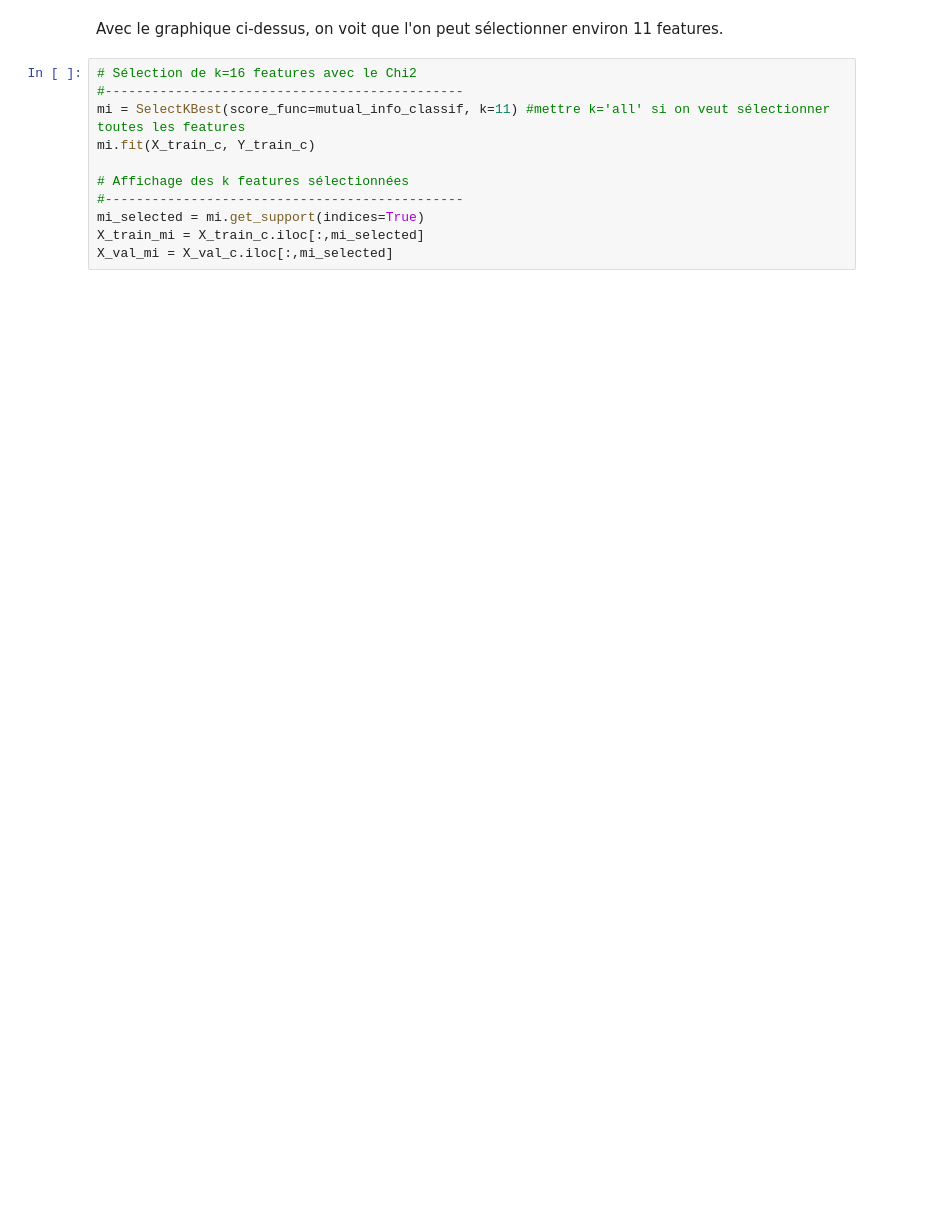
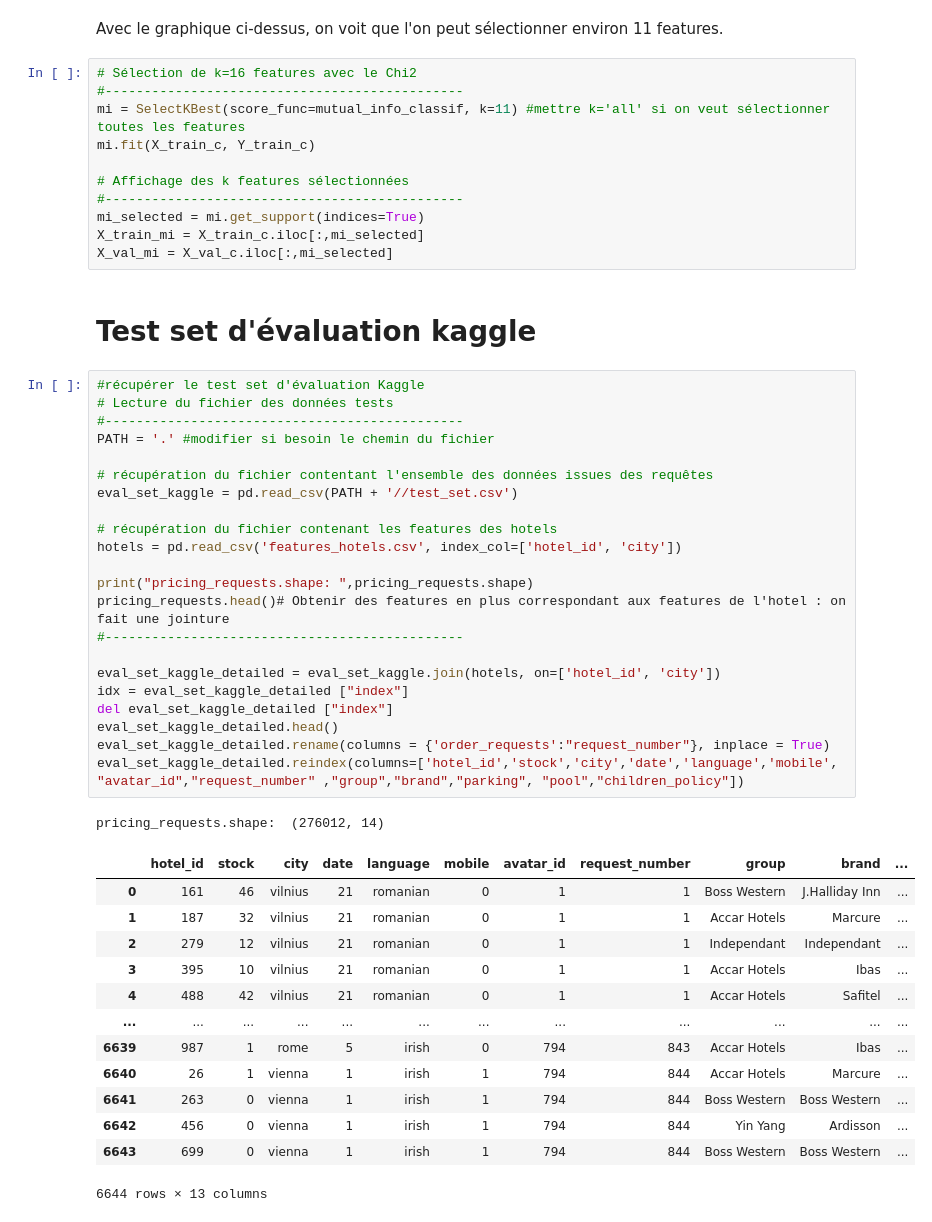
Before and after one commit to leacamusat/Defi-IA-bedbugs, a Jupyter notebook: Modeles.ipynb, the cells around one changed output. Saved outputs shown, nothing was run; the diff lists cells and outputs as text; blank space fills up the shorter version.

```diff
--- a/Modeles.ipynb
+++ b/Modeles.ipynb
@@ -587,3 +597,42 @@ mi.fit(X_train_c, Y_train_c)
 mi_selected = mi.get_support(indices=True)
 X_train_mi = X_train_c.iloc[:,mi_selected]
 X_val_mi = X_val_c.iloc[:,mi_selected]
+# %% [markdown]
+# Test set d'évaluation kaggle
+# %%
+#récupérer le test set d'évaluation Kaggle
+# Lecture du fichier des données tests
+#----------------------------------------------
+PATH = '.' #modifier si besoin le chemin du fichier
+
+# récupération du fichier contentant l'ensemble des données issues des requêtes
+eval_set_kaggle = pd.read_csv(PATH + '//test_set.csv')
+
+# récupération du fichier contenant les features des hotels
+hotels = pd.read_csv('features_hotels.csv', index_col=['hotel_id', 'city'])
+
+print("pricing_requests.shape: ",pricing_requests.shape)
+pricing_requests.head()# Obtenir des features en plus correspondant aux features de l'hotel : on fait une jointure
+#----------------------------------------------
+
+eval_set_kaggle_detailed = eval_set_kaggle.join(hotels, on=['hotel_id', 'city'])
+idx = eval_set_kaggle_detailed ["index"]
+del eval_set_kaggle_detailed ["index"]
+eval_set_kaggle_detailed.head()
+eval_set_kaggle_detailed.rename(columns = {'order_requests':"request_number"}, inplace = True)
+eval_set_kaggle_detailed.reindex(columns=['hotel_id','stock','city','date','language','mobile', "avatar_id","request_number" ,"group","brand","parking", "pool","children_policy"])
+# %% [output]
+pricing_requests.shape:  (276012, 14)
+|  | hotel_id | stock | city | date | language | mobile | avatar_id | request_number | group | brand | ... |
+| 0 | 161 | 46 | vilnius | 21 | romanian | 0 | 1 | 1 | Boss Western | J.Halliday Inn | ... |
+| 1 | 187 | 32 | vilnius | 21 | romanian | 0 | 1 | 1 | Accar Hotels | Marcure | ... |
+| 2 | 279 | 12 | vilnius | 21 | romanian | 0 | 1 | 1 | Independant | Independant | ... |
+| 3 | 395 | 10 | vilnius | 21 | romanian | 0 | 1 | 1 | Accar Hotels | Ibas | ... |
+| 4 | 488 | 42 | vilnius | 21 | romanian | 0 | 1 | 1 | Accar Hotels | Safitel | ... |
+| ... | ... | ... | ... | ... | ... | ... | ... | ... | ... | ... | ... |
+| 6639 | 987 | 1 | rome | 5 | irish | 0 | 794 | 843 | Accar Hotels | Ibas | ... |
+| 6640 | 26 | 1 | vienna | 1 | irish | 1 | 794 | 844 | Accar Hotels | Marcure | ... |
+| 6641 | 263 | 0 | vienna | 1 | irish | 1 | 794 | 844 | Boss Western | Boss Western | ... |
+| 6642 | 456 | 0 | vienna | 1 | irish | 1 | 794 | 844 | Yin Yang | Ardisson | ... |
+| 6643 | 699 | 0 | vienna | 1 | irish | 1 | 794 | 844 | Boss Western | Boss Western | ... |
+6644 rows × 13 columns
```
Also changed, not shown: parts of 49 cells of this notebook.
